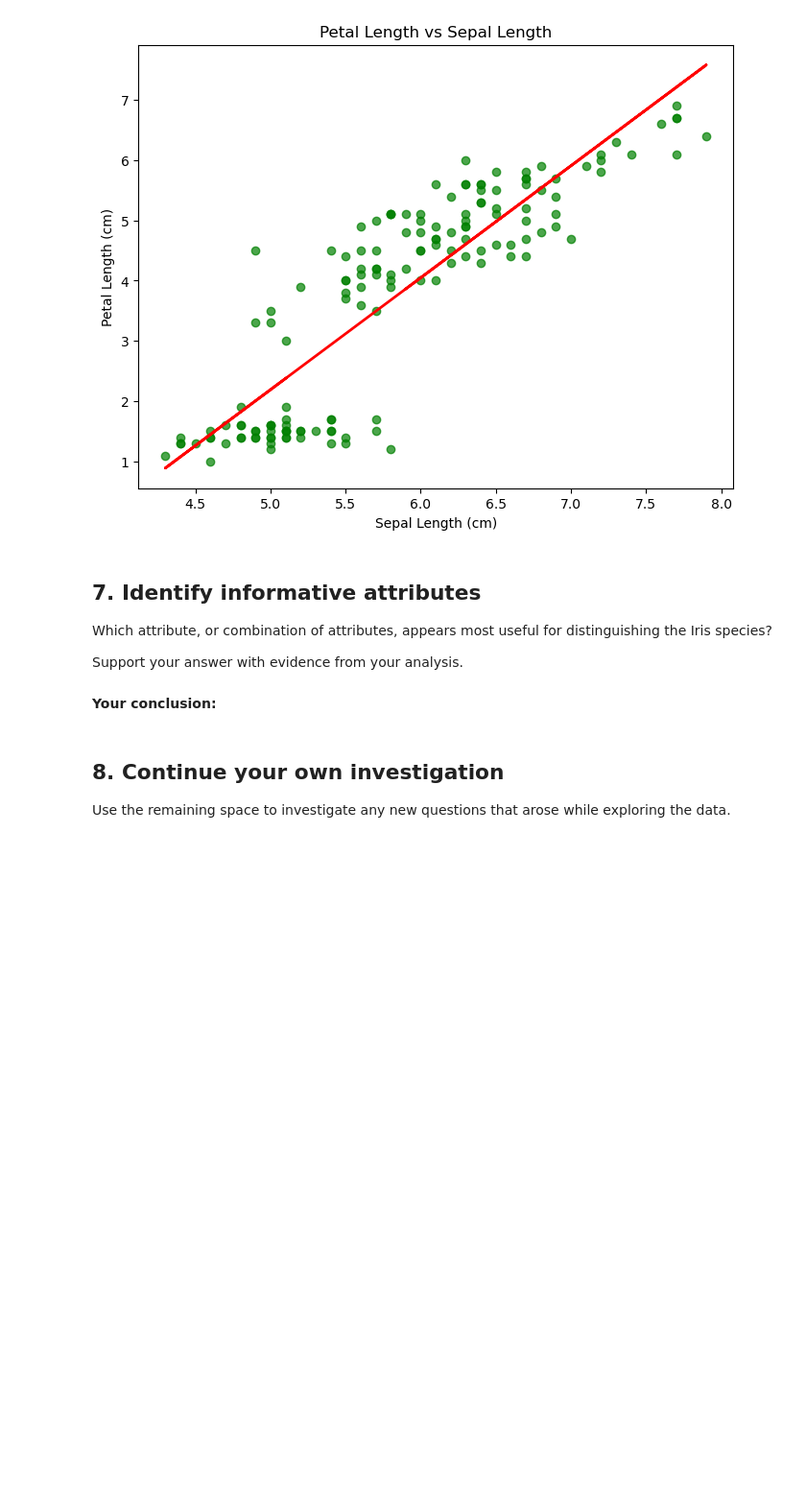
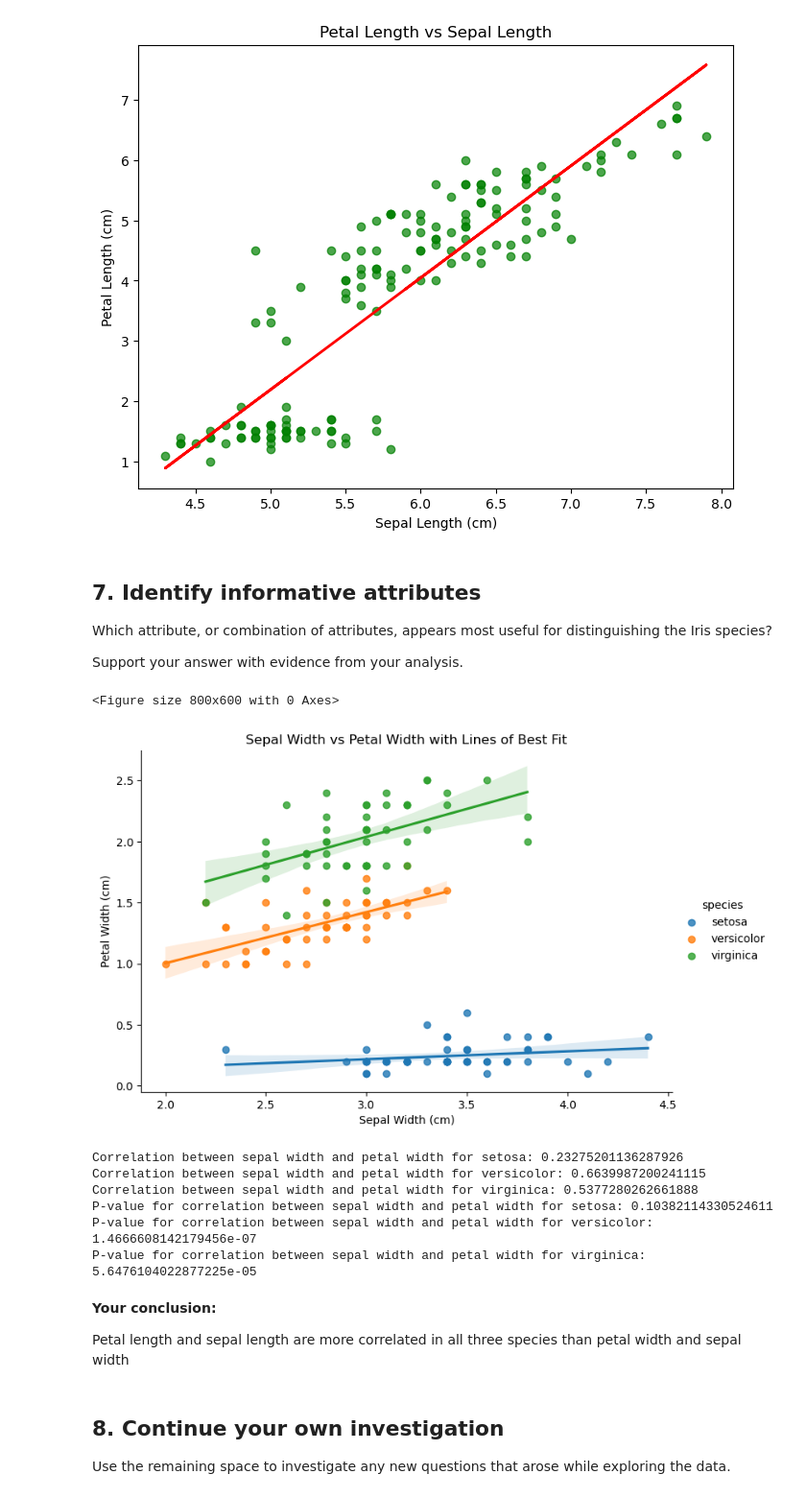
Before and after one commit to amyrewells/Lab01, a Jupyter notebook: Lab_1_Iris_Data_Exploration.ipynb, the cells around one changed output. Shown at 96% size. Drawn from its saved outputs; the diff is of its cells as text; code cells hidden in the pictures; blank space fills up the shorter version.

```diff
--- a/Lab_1_Iris_Data_Exploration.ipynb
+++ b/Lab_1_Iris_Data_Exploration.ipynb
@@ -252,8 +252,42 @@ plt.show()
 Which attribute, or combination of attributes, appears most useful for distinguishing the Iris species?
 
 Support your answer with evidence from your analysis.
+# %%
+# repeat with width instead of length
+# plot speal width vs petal width by species with lines of best fit
+plt.figure(figsize=(8, 6))
+sns.lmplot(x='sepal_width_cm', y='petal_width_cm', hue='species', data=iris, aspect=1.5)
+plt.title('Sepal Width vs Petal Width with Lines of Best Fit')
+plt.xlabel('Sepal Width (cm)')
+plt.ylabel('Petal Width (cm)')
+plt.show()
+
+# correlation and p value for sepal width and petal width by species
+setosa_corr_width = setosa['sepal_width_cm'].corr(setosa['petal_width_cm'])
+versicolor_corr_width = versicolor['sepal_width_cm'].corr(versicolor['petal_width_cm'])
+virginica_corr_width = virginica['sepal_width_cm'].corr(virginica['petal_width_cm'])
+setosa_corr_width, setosa_p_value_width = stats.pearsonr(setosa['sepal_width_cm'], setosa['petal_width_cm'])
+versicolor_corr_width, versicolor_p_value_width = stats.pearsonr(versicolor['sepal_width_cm'], versicolor['petal_width_cm'])
+virginica_corr_width, virginica_p_value_width = stats.pearsonr(virginica['sepal_width_cm'], virginica['petal_width_cm'])
+print("Correlation between sepal width and petal width for setosa:", setosa_corr_width)
+print("Correlation between sepal width and petal width for versicolor:", versicolor_corr_width)
+print("Correlation between sepal width and petal width for virginica:", virginica_corr_width)
+print("P-value for correlation between sepal width and petal width for setosa:", setosa_p_value_width)
+print("P-value for correlation between sepal width and petal width for versicolor:", versicolor_p_value_width)
+print("P-value for correlation between sepal width and petal width for virginica:", virginica_p_value_width)
+# %% [output]
+<Figure size 800x600 with 0 Axes>
+[figure, added]
+Correlation between sepal width and petal width for setosa: 0.23275201136287926
+Correlation between sepal width and petal width for versicolor: 0.6639987200241115
+Correlation between sepal width and petal width for virginica: 0.5377280262661888
+P-value for correlation between sepal width and petal width for setosa: 0.10382114330524611
+P-value for correlation between sepal width and petal width for versicolor: 1.4666608142179456e-07
+P-value for correlation between sepal width and petal width for virginica: 5.6476104022877225e-05
 # %% [markdown]
 **Your conclusion:**
+
+Petal length and sepal length are more correlated in all three species than petal width and sepal width
 # %% [markdown]
 ## 8. Continue your own investigation
 
```
Also changed, not shown: parts of 1 cell of this notebook.
